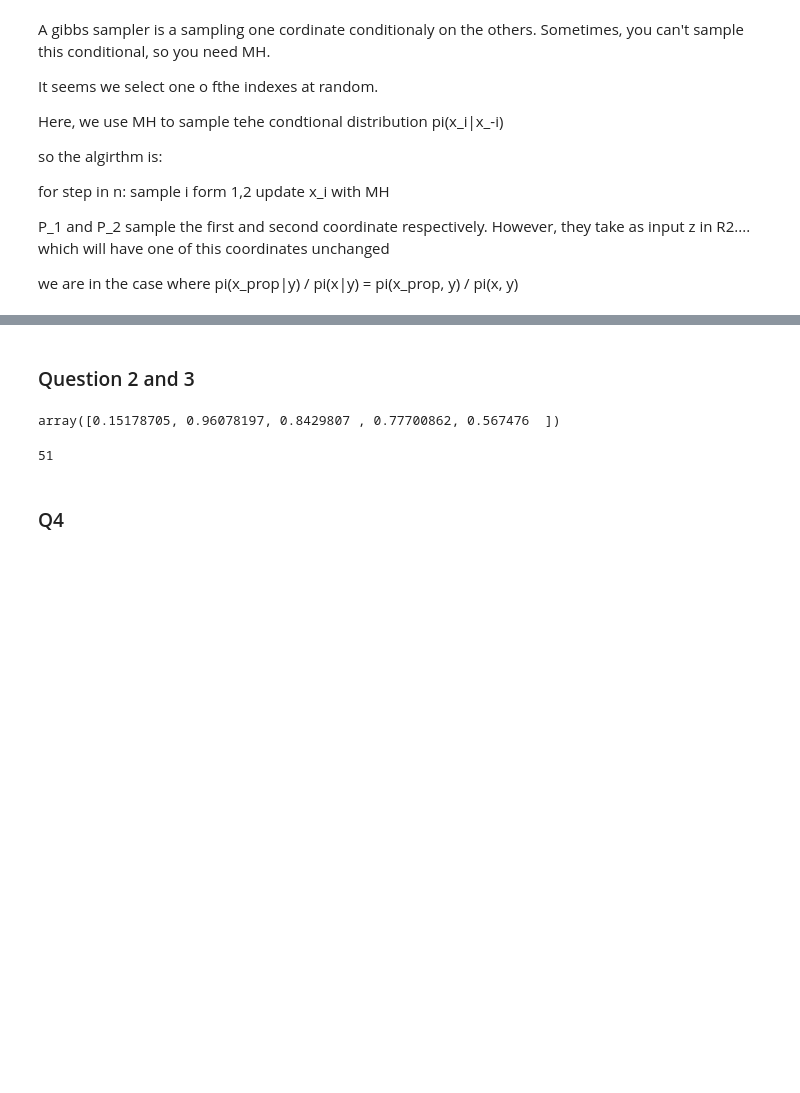
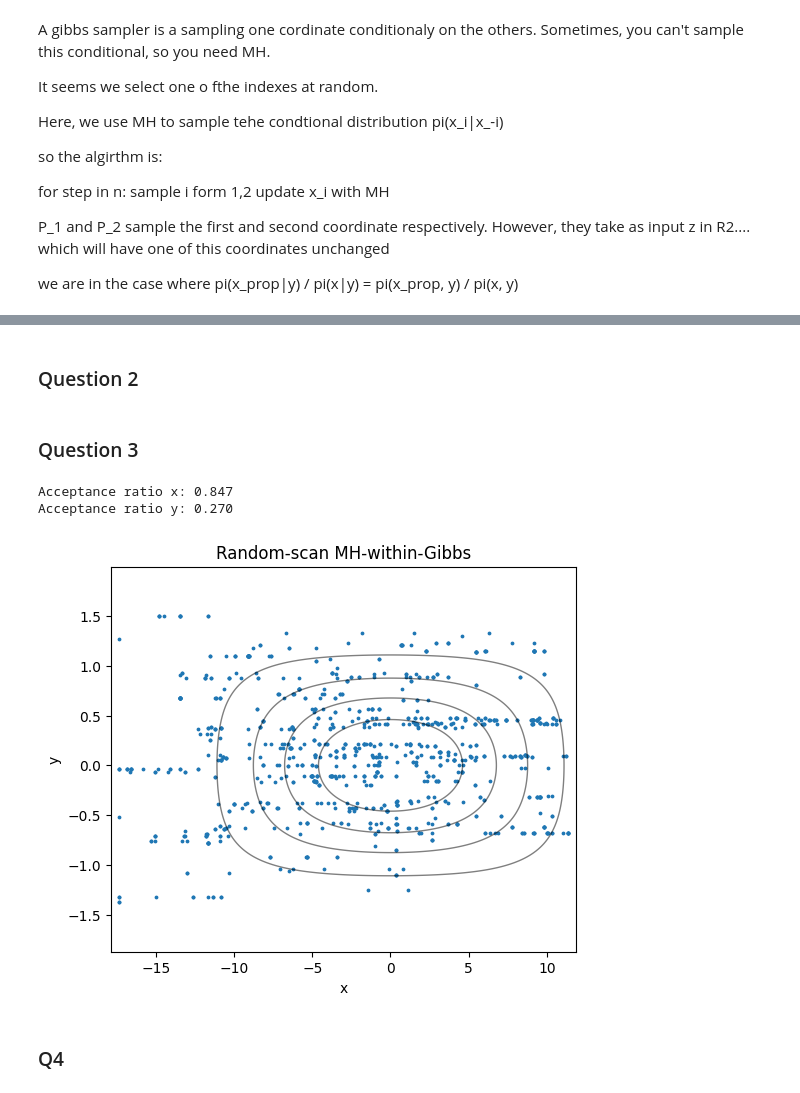
Before and after one commit to T-prog123/MVA_code, a Jupyter notebook: computational_statistics/tp4_computational_statistics.ipynb, the cells around one changed output, grey strips where cells are left out. Saved outputs shown, nothing was run; the diff lists cells and outputs as text; code cells hidden in the pictures; blank space fills up the shorter version.

```diff
--- a/computational_statistics/tp4_computational_statistics.ipynb
+++ b/computational_statistics/tp4_computational_statistics.ipynb
@@ -26,14 +32,9 @@ we are in the case where pi(x_prop|y) / pi(x|y) = pi(x_prop, y) / pi(x, y)
 # %% [markdown]
-### Question 2 and 3
+### Question 2
 # %%
 def pi(x,y , a=10):
     store_var = -np.power(x,2) / a**2 - np.power(y,2) - 0.25*np.power(np.power(x,2)/a**2 - np.power(y,2) ,2)
     return np.exp(store_var)
-
-x = np.random.randn(5)
-y = np.random.randn(5)
-# %% [output]
-array([0.15178705, 0.96078197, 0.8429807 , 0.77700862, 0.567476  ])
 # %%
 def sample_P1(x, y, sigma_1, pi):
     x_prop = x + np.random.normal(0, sigma_1)
@@ -88,7 +95,44 @@ x_MH, y_MH = MH_with_gibs(sigma_1, sigma_2, pi, N_steps, return_acceptance_ratio
+# %% [markdown]
+### Question 3
 # %%
-len(x_list)
+def plot_sampler(sampler, density, sigma_1, sigma_2, a=10, N_steps=2000, title=None):
+    x_list, y_list, acc_x, acc_y = sampler(
+        sigma_1, sigma_2, density, N_steps, return_acceptance_ratio=True
+    )
+
+    print(f"Acceptance ratio x: {acc_x:.3f}")
+    print(f"Acceptance ratio y: {acc_y:.3f}")
+
+    burn_in = min(1000, N_steps//2)
+    x_arr = np.array(x_list[burn_in:])
+    y_arr = np.array(y_list[burn_in:])
+
+    x_min, x_max = x_arr.min(), x_arr.max()
+    y_min, y_max = y_arr.min(), y_arr.max()
+
+    x_grid = np.linspace(x_min - 0.5, x_max + 0.5, 200)
+    y_grid = np.linspace(y_min - 0.5, y_max + 0.5, 200)
+    X, Y = np.meshgrid(x_grid, y_grid)
+
+    Z = pi(X, Y, a=a)
+
+    plt.figure(figsize=(6, 5))
+    plt.contour(X, Y, Z, levels=5, colors='black', linewidths=1, alpha=0.5)
+    plt.scatter(x_arr, y_arr, s=3)
+    plt.xlabel("x")
+    plt.ylabel("y")
+    if title is not None:
+        plt.title(title)
+    plt.show()
+
+
+sigma_1 = 3
+sigma_2 = 3
+plot_sampler(MH_with_gibs, pi, sigma_1, sigma_2, title="Random-scan MH-within-Gibbs")
 # %% [output]
-51
+Acceptance ratio x: 0.847
+Acceptance ratio y: 0.270
+[figure, added]
 # %% [markdown]
 ### Q4
 # %% [markdown]
```
Also changed, not shown: parts of 13 cells of this notebook.
